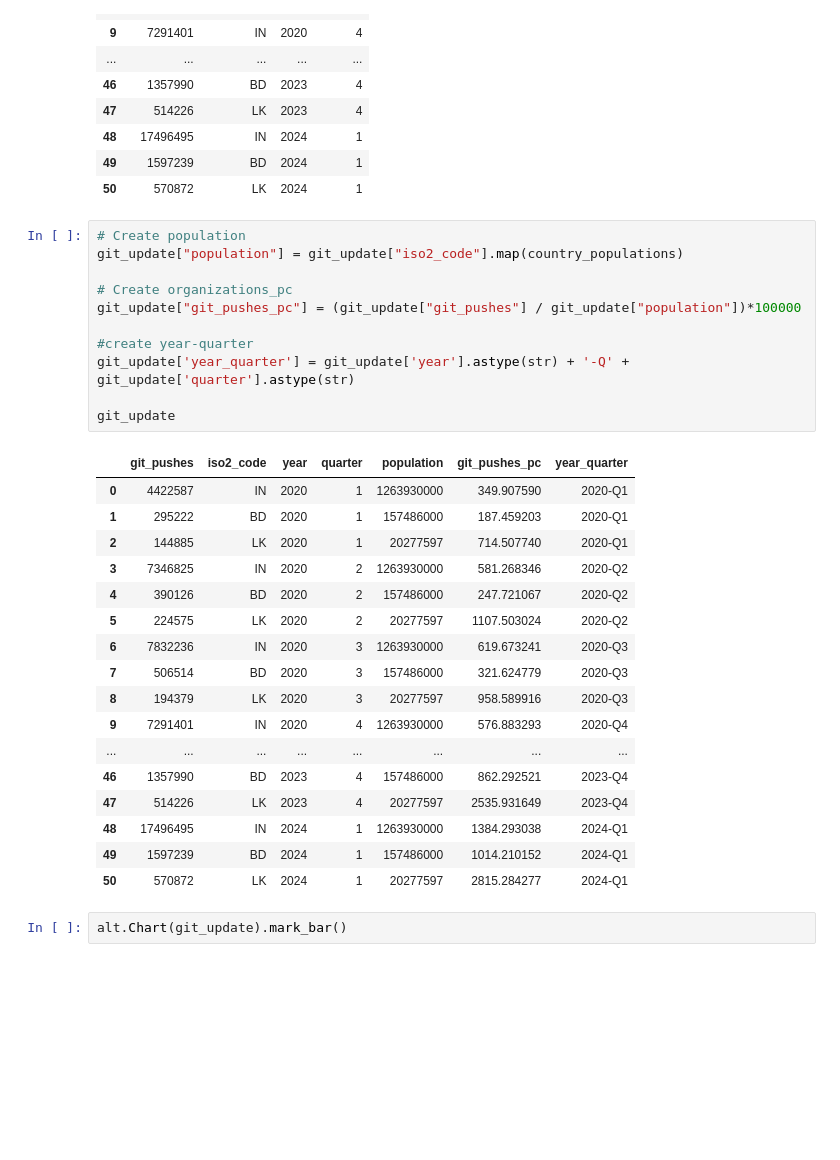
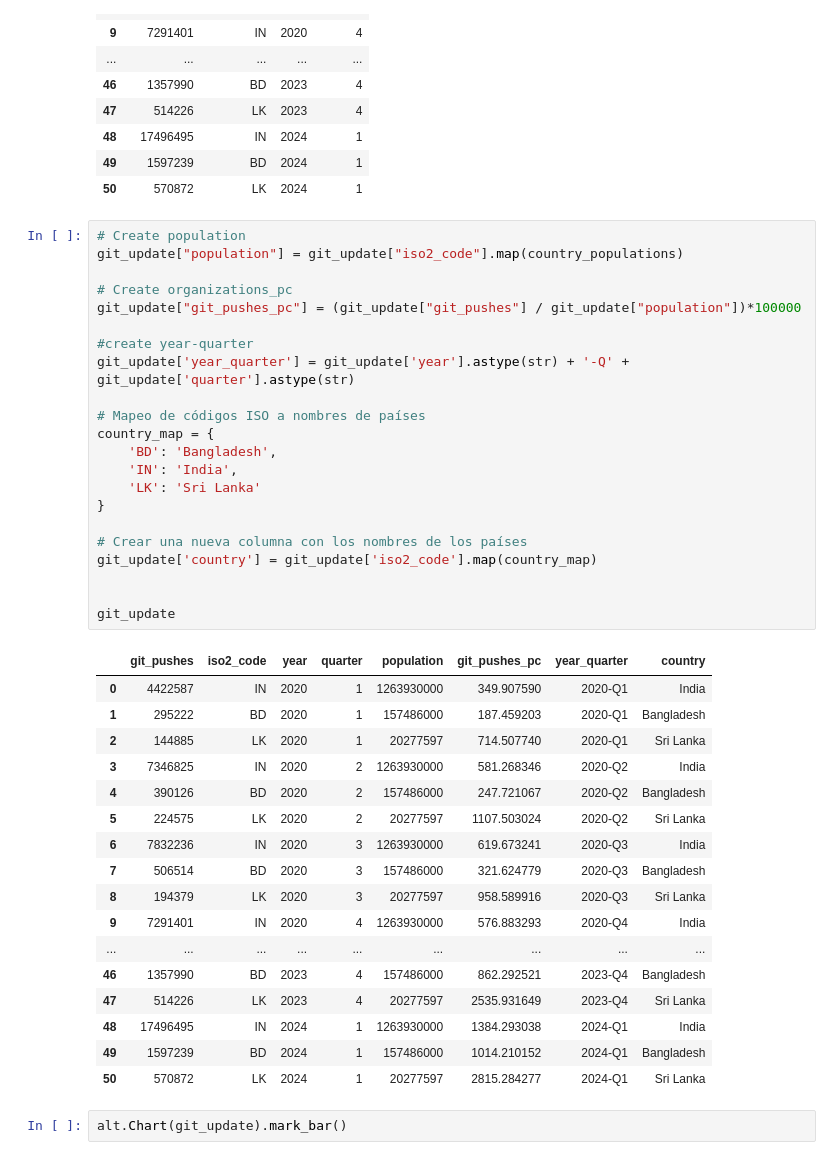
Before and after one commit to ResearchProjectsUG/GPT-Impact-GitHub, a Jupyter notebook: code/label_outcomes.ipynb, the cells around one changed output. Saved outputs shown, nothing was run; the diff lists cells and outputs as text; blank space fills up the shorter version.

```diff
--- a/code/label_outcomes.ipynb
+++ b/code/label_outcomes.ipynb
@@ -865,32 +1016,43 @@ git_update
 # %%
 # Create population
 git_update["population"] = git_update["iso2_code"].map(country_populations)
 
 # Create organizations_pc
 git_update["git_pushes_pc"] = (git_update["git_pushes"] / git_update["population"])*100000
 
 #create year-quarter
 git_update['year_quarter'] = git_update['year'].astype(str) + '-Q' + git_update['quarter'].astype(str)
 
+# Mapeo de códigos ISO a nombres de países
+country_map = {
+    'BD': 'Bangladesh',
+    'IN': 'India',
+    'LK': 'Sri Lanka'
+}
+
+# Crear una nueva columna con los nombres de los países
+git_update['country'] = git_update['iso2_code'].map(country_map)
+
+
 git_update
 # %% [output]
-|  | git_pushes | iso2_code | year | quarter | population | git_pushes_pc | year_quarter |
-| 0 | 4422587 | IN | 2020 | 1 | 1263930000 | 349.907590 | 2020-Q1 |
-| 1 | 295222 | BD | 2020 | 1 | 157486000 | 187.459203 | 2020-Q1 |
-| 2 | 144885 | LK | 2020 | 1 | 20277597 | 714.507740 | 2020-Q1 |
-| 3 | 7346825 | IN | 2020 | 2 | 1263930000 | 581.268346 | 2020-Q2 |
-| 4 | 390126 | BD | 2020 | 2 | 157486000 | 247.721067 | 2020-Q2 |
-| 5 | 224575 | LK | 2020 | 2 | 20277597 | 1107.503024 | 2020-Q2 |
-| 6 | 7832236 | IN | 2020 | 3 | 1263930000 | 619.673241 | 2020-Q3 |
-| 7 | 506514 | BD | 2020 | 3 | 157486000 | 321.624779 | 2020-Q3 |
-| 8 | 194379 | LK | 2020 | 3 | 20277597 | 958.589916 | 2020-Q3 |
-| 9 | 7291401 | IN | 2020 | 4 | 1263930000 | 576.883293 | 2020-Q4 |
-| ... | ... | ... | ... | ... | ... | ... | ... |
-| 46 | 1357990 | BD | 2023 | 4 | 157486000 | 862.292521 | 2023-Q4 |
-| 47 | 514226 | LK | 2023 | 4 | 20277597 | 2535.931649 | 2023-Q4 |
-| 48 | 17496495 | IN | 2024 | 1 | 1263930000 | 1384.293038 | 2024-Q1 |
-| 49 | 1597239 | BD | 2024 | 1 | 157486000 | 1014.210152 | 2024-Q1 |
-| 50 | 570872 | LK | 2024 | 1 | 20277597 | 2815.284277 | 2024-Q1 |
+|  | git_pushes | iso2_code | year | quarter | population | git_pushes_pc | year_quarter | country |
+| 0 | 4422587 | IN | 2020 | 1 | 1263930000 | 349.907590 | 2020-Q1 | India |
+| 1 | 295222 | BD | 2020 | 1 | 157486000 | 187.459203 | 2020-Q1 | Bangladesh |
+| 2 | 144885 | LK | 2020 | 1 | 20277597 | 714.507740 | 2020-Q1 | Sri Lanka |
+| 3 | 7346825 | IN | 2020 | 2 | 1263930000 | 581.268346 | 2020-Q2 | India |
+| 4 | 390126 | BD | 2020 | 2 | 157486000 | 247.721067 | 2020-Q2 | Bangladesh |
+| 5 | 224575 | LK | 2020 | 2 | 20277597 | 1107.503024 | 2020-Q2 | Sri Lanka |
+| 6 | 7832236 | IN | 2020 | 3 | 1263930000 | 619.673241 | 2020-Q3 | India |
+| 7 | 506514 | BD | 2020 | 3 | 157486000 | 321.624779 | 2020-Q3 | Bangladesh |
+| 8 | 194379 | LK | 2020 | 3 | 20277597 | 958.589916 | 2020-Q3 | Sri Lanka |
+| 9 | 7291401 | IN | 2020 | 4 | 1263930000 | 576.883293 | 2020-Q4 | India |
+| ... | ... | ... | ... | ... | ... | ... | ... | ... |
+| 46 | 1357990 | BD | 2023 | 4 | 157486000 | 862.292521 | 2023-Q4 | Bangladesh |
+| 47 | 514226 | LK | 2023 | 4 | 20277597 | 2535.931649 | 2023-Q4 | Sri Lanka |
+| 48 | 17496495 | IN | 2024 | 1 | 1263930000 | 1384.293038 | 2024-Q1 | India |
+| 49 | 1597239 | BD | 2024 | 1 | 157486000 | 1014.210152 | 2024-Q1 | Bangladesh |
+| 50 | 570872 | LK | 2024 | 1 | 20277597 | 2815.284277 | 2024-Q1 | Sri Lanka |
 # %%
 alt.Chart(git_update).mark_bar()
 # %% [output]
```
Also changed, not shown: parts of 19 cells of this notebook, 19 other files.
